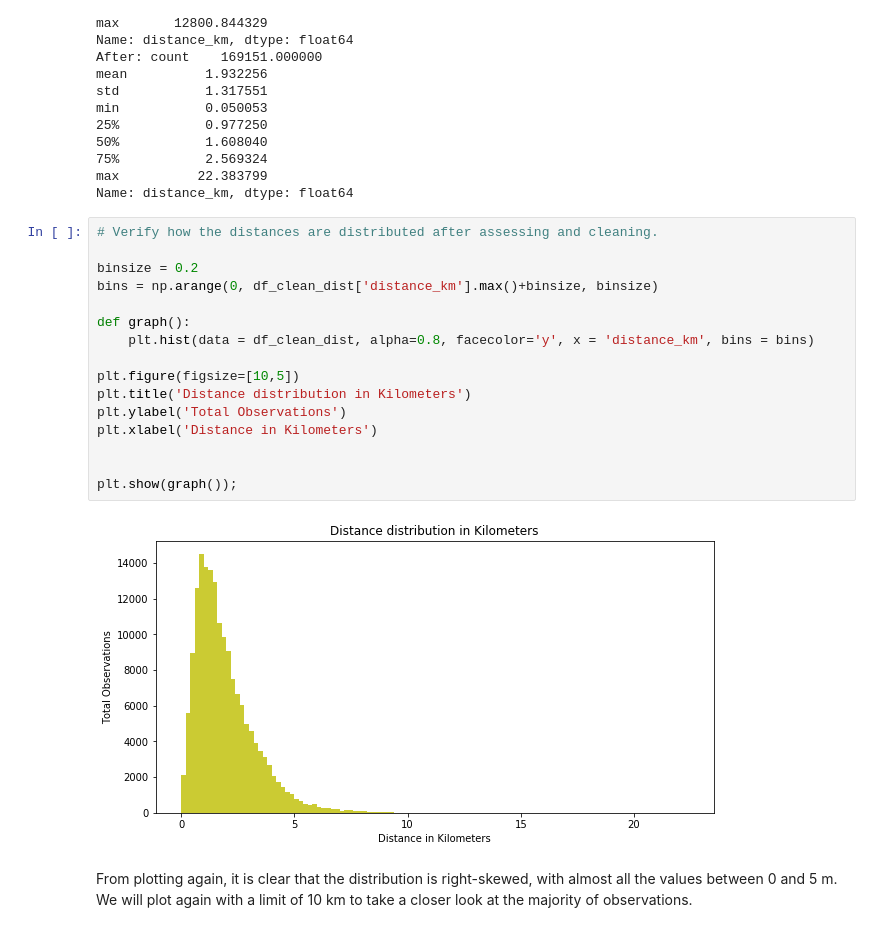
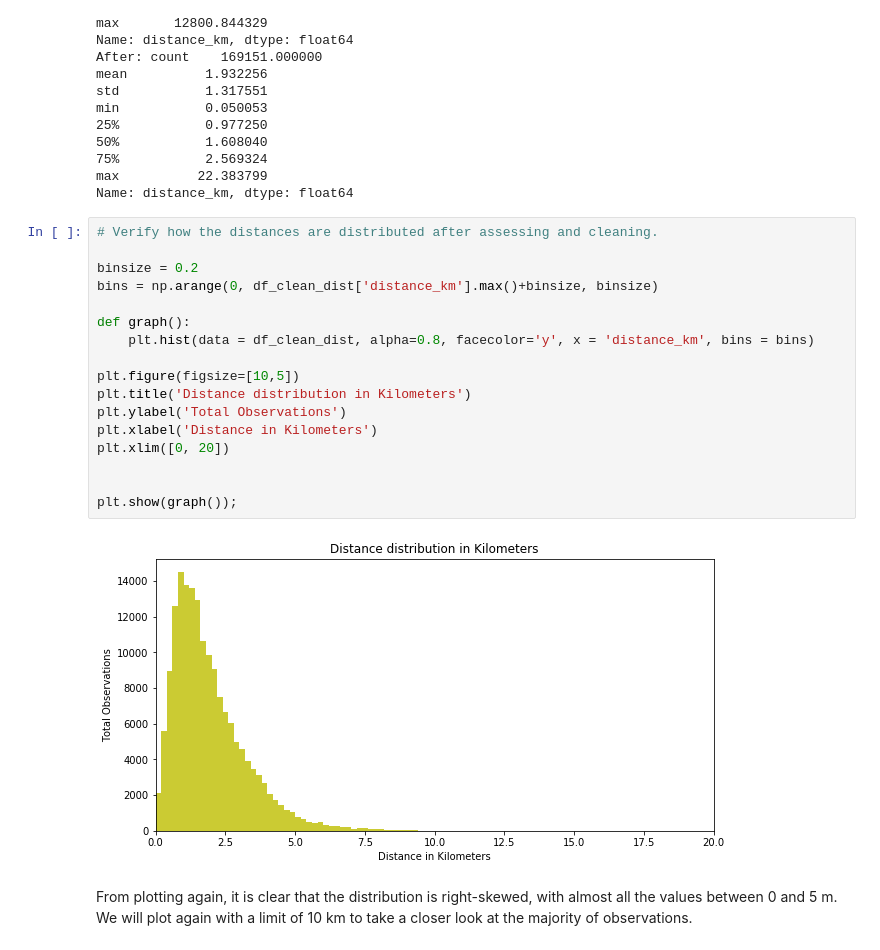
Before and after one commit to eduardopd/udacity-data-analysis-data-visualization, a Jupyter notebook: bay-wheels.ipynb, the cells around one changed output. Cells and saved outputs as stored; diff of their text form.

```diff
--- a/bay-wheels.ipynb
+++ b/bay-wheels.ipynb
@@ -335,21 +317,22 @@ Name: distance_km, dtype: float64
 # %%
 # Verify how the distances are distributed after assessing and cleaning.
 
 binsize = 0.2
 bins = np.arange(0, df_clean_dist['distance_km'].max()+binsize, binsize)
 
 def graph():
     plt.hist(data = df_clean_dist, alpha=0.8, facecolor='y', x = 'distance_km', bins = bins)
 
 plt.figure(figsize=[10,5])
 plt.title('Distance distribution in Kilometers')
 plt.ylabel('Total Observations')
 plt.xlabel('Distance in Kilometers')
+plt.xlim([0, 20])
 
 
 plt.show(graph());
 # %% [output]
-[figure, old version]
+[figure, new version]
 # %% [markdown]
 From plotting again, it is clear that the distribution is right-skewed, with almost all the values between 0 and 5 m. We will plot again with a limit of 10 km to take a closer look at the majority of observations.
 # %%
```
Also changed, not shown: parts of 39 cells of this notebook.
